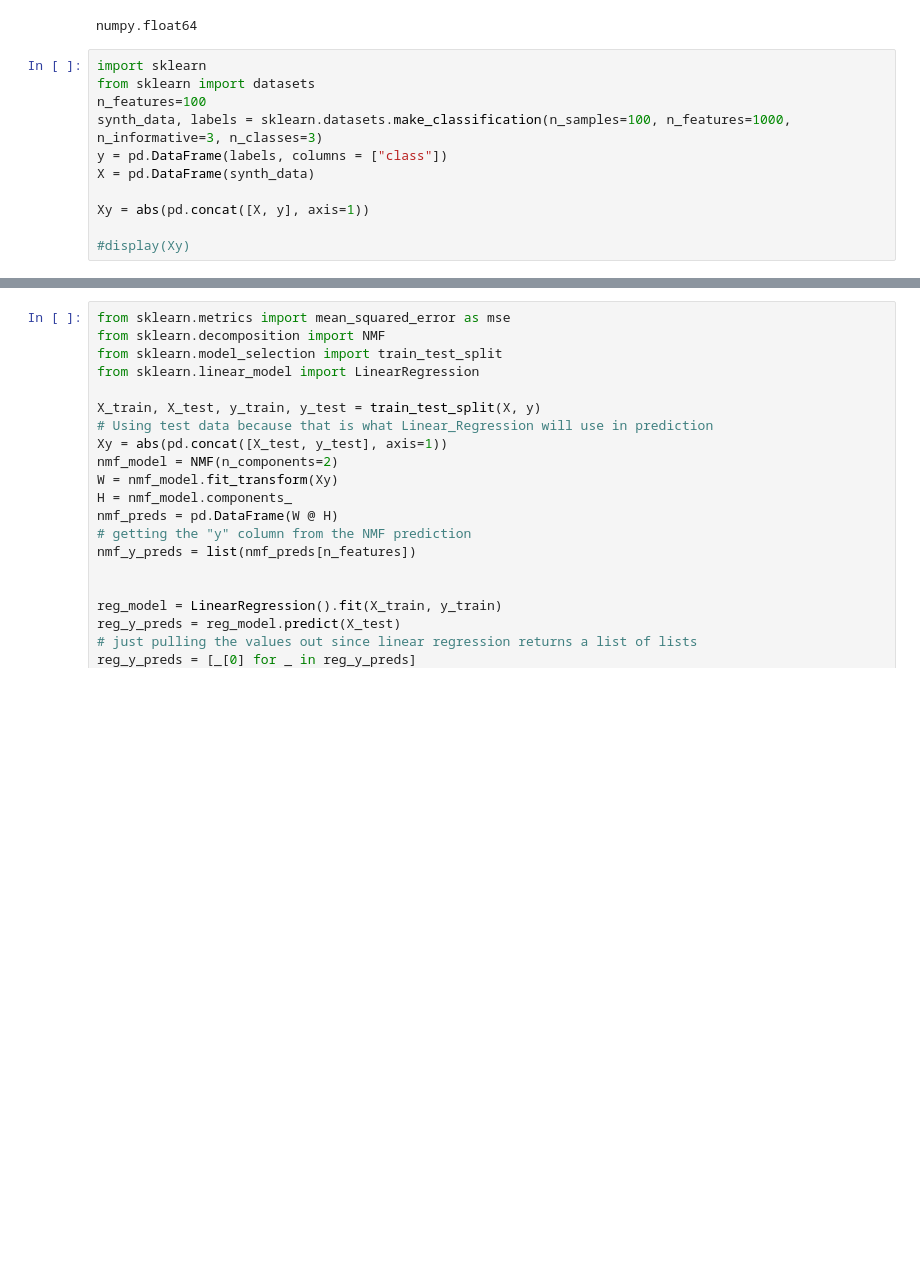
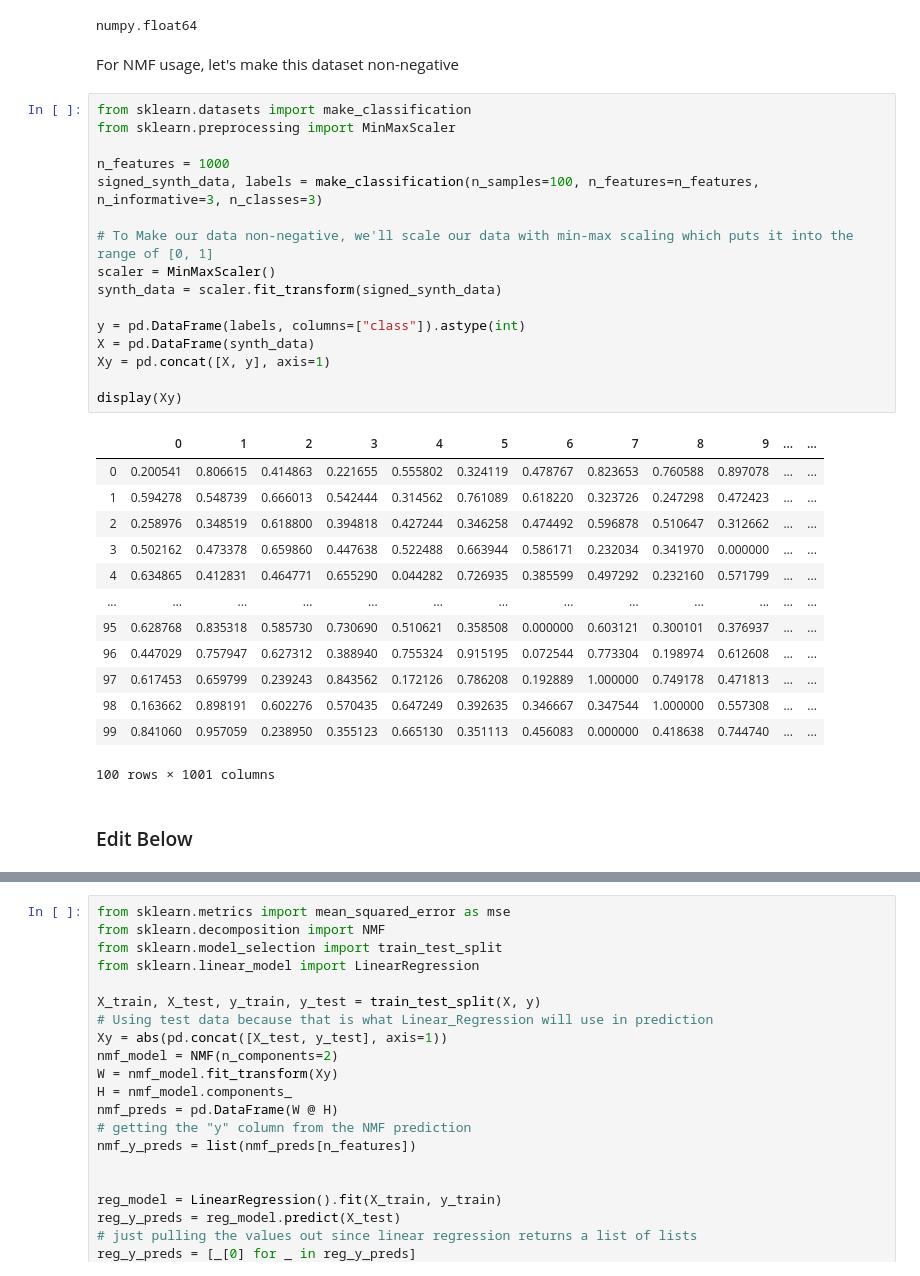
Before and after one commit to QColeman97/NMF-All-Stars, a Jupyter notebook: NMF_project.ipynb, the cells around one changed output, grey strips where cells are left out. Saved outputs shown, nothing was run; the diff lists cells and outputs as text; blank space fills up the shorter version.

Commit message:
Made edits to linear regression experiment

```diff
--- a/NMF_project.ipynb
+++ b/NMF_project.ipynb
@@ -95,14 +95,37 @@ type(titanic_df.sum().sum())
 | 1308 | 3 | 0 | 29.000000 | 0 | 0 | 7.8750 | 0 | 1 | 0 | 0 | ... | ... |
 1309 rows × 718 columns
 numpy.float64
+# %% [markdown]
+For NMF usage, let's make this dataset non-negative
 # %%
-import sklearn
-from sklearn import datasets
-n_features=100
-synth_data, labels = sklearn.datasets.make_classification(n_samples=100, n_features=1000, n_informative=3, n_classes=3)
-y = pd.DataFrame(labels, columns = ["class"])
+from sklearn.datasets import make_classification
+from sklearn.preprocessing import MinMaxScaler
+
+n_features = 1000
+signed_synth_data, labels = make_classification(n_samples=100, n_features=n_features, n_informative=3, n_classes=3)
+
+# To Make our data non-negative, we'll scale our data with min-max scaling which puts it into the range of [0, 1]
+scaler = MinMaxScaler()
+synth_data = scaler.fit_transform(signed_synth_data)
+
+y = pd.DataFrame(labels, columns=["class"]).astype(int)
 X = pd.DataFrame(synth_data)
+Xy = pd.concat([X, y], axis=1)
 
-Xy = abs(pd.concat([X, y], axis=1))
-
-#display(Xy)
+display(Xy)
+# %% [output]
+|  | 0 | 1 | 2 | 3 | 4 | 5 | 6 | 7 | 8 | 9 | ... | ... |
+| 0 | 0.200541 | 0.806615 | 0.414863 | 0.221655 | 0.555802 | 0.324119 | 0.478767 | 0.823653 | 0.760588 | 0.897078 | ... | ... |
+| 1 | 0.594278 | 0.548739 | 0.666013 | 0.542444 | 0.314562 | 0.761089 | 0.618220 | 0.323726 | 0.247298 | 0.472423 | ... | ... |
+| 2 | 0.258976 | 0.348519 | 0.618800 | 0.394818 | 0.427244 | 0.346258 | 0.474492 | 0.596878 | 0.510647 | 0.312662 | ... | ... |
+| 3 | 0.502162 | 0.473378 | 0.659860 | 0.447638 | 0.522488 | 0.663944 | 0.586171 | 0.232034 | 0.341970 | 0.000000 | ... | ... |
+| 4 | 0.634865 | 0.412831 | 0.464771 | 0.655290 | 0.044282 | 0.726935 | 0.385599 | 0.497292 | 0.232160 | 0.571799 | ... | ... |
+| ... | ... | ... | ... | ... | ... | ... | ... | ... | ... | ... | ... | ... |
+| 95 | 0.628768 | 0.835318 | 0.585730 | 0.730690 | 0.510621 | 0.358508 | 0.000000 | 0.603121 | 0.300101 | 0.376937 | ... | ... |
+| 96 | 0.447029 | 0.757947 | 0.627312 | 0.388940 | 0.755324 | 0.915195 | 0.072544 | 0.773304 | 0.198974 | 0.612608 | ... | ... |
+| 97 | 0.617453 | 0.659799 | 0.239243 | 0.843562 | 0.172126 | 0.786208 | 0.192889 | 1.000000 | 0.749178 | 0.471813 | ... | ... |
+| 98 | 0.163662 | 0.898191 | 0.602276 | 0.570435 | 0.647249 | 0.392635 | 0.346667 | 0.347544 | 1.000000 | 0.557308 | ... | ... |
+| 99 | 0.841060 | 0.957059 | 0.238950 | 0.355123 | 0.665130 | 0.351113 | 0.456083 | 0.000000 | 0.418638 | 0.744740 | ... | ... |
+100 rows × 1001 columns
+# %% [markdown]
+### Edit Below
```
Also changed, not shown: parts of 4 cells of this notebook, 1 other file.
